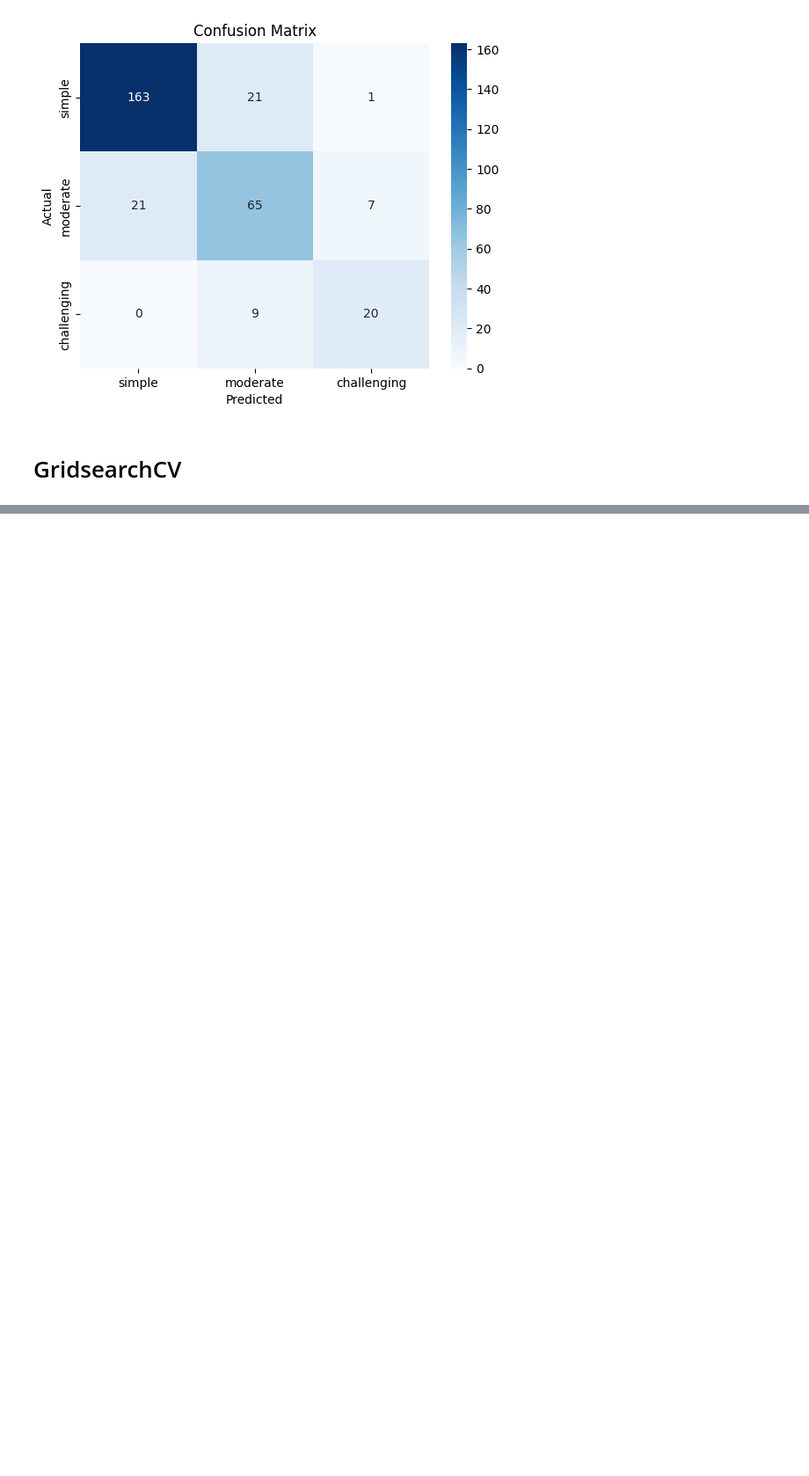
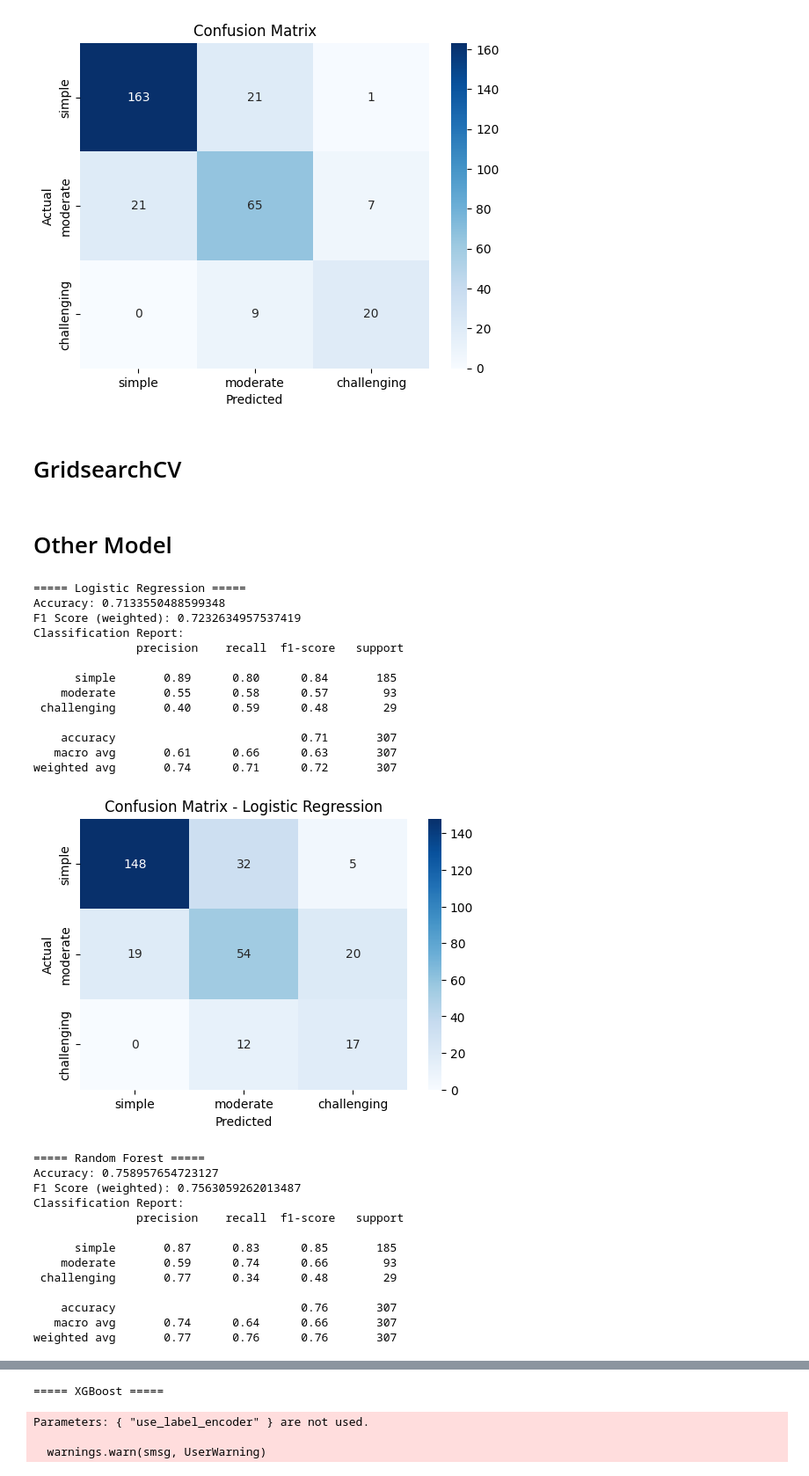
Before and after one commit to Pathipan007/chat_with_db, a Jupyter notebook: classification_model/train_model.ipynb, the cells around one changed output, grey strips where cells are left out. Shown: that part at 88% size. Cells and saved outputs as stored; diff of their text form; code cells hidden in the pictures; blank space fills up the shorter version.

Commit message:
chore: run Jupyter notebook for data preview

```diff
--- a/classification_model/train_model.ipynb
+++ b/classification_model/train_model.ipynb
@@ -62,7 +62,7 @@ def extract_sql_features(sql):
 # -----------------------
 # 2. โหลดข้อมูล JSON เข้า DataFrame
 # -----------------------
-with open('../bird/data/dev/dev_j2c2j.json', 'r', encoding='utf-8') as f:
+with open('../bird/data/dev/dev_bird_th.json', 'r', encoding='utf-8') as f:
     data = json.load(f)
 
 df = pd.DataFrame(data)[['SQL', 'question', 'difficulty']]
@@ -104,7 +104,7 @@ print(f"Encoding question with {em_model}...")
 question_train_embeddings = embedder.encode(X_train['question'].tolist(), normalize_embeddings=True)
 question_test_embeddings = embedder.encode(X_test['question'].tolist(), normalize_embeddings=True)
 
-svd = TruncatedSVD(n_components=50, random_state=42)  # ลดเหลือ 50 มิติ
+svd = TruncatedSVD(n_components=50, random_state=42)
 question_train_reduced = svd.fit_transform(question_train_embeddings)
 question_test_reduced = svd.transform(question_test_embeddings)
 
@@ -368,3 +356,65 @@ print("Test Accuracy:", accuracy_score(y_test, y_pred))
 print("Test F1 (weighted):", f1_score(y_test, y_pred, average='weighted'))
 print("Confusion Matrix:\n", confusion_matrix(y_test, y_pred))
 print("Classification Report:\n", classification_report(y_test, y_pred, target_names=['simple', 'moderate', 'challenging']))
+# %% [markdown]
+# Other Model
+# %%
+import matplotlib.pyplot as plt
+import seaborn as sns
+from sklearn.linear_model import LogisticRegression
+from sklearn.ensemble import RandomForestClassifier
+from xgboost import XGBClassifier
+from sklearn.metrics import classification_report, confusion_matrix, accuracy_score, f1_score
+
+models = {
+    "Logistic Regression": LogisticRegression(max_iter=1000, class_weight='balanced', random_state=42),
+    "Random Forest": RandomForestClassifier(n_estimators=100, max_depth=10, class_weight='balanced', random_state=42),
+    "XGBoost": XGBClassifier(n_estimators=100, max_depth=8, learning_rate=0.1, use_label_encoder=False, eval_metric='mlogloss', random_state=42)
+}
+
+labels = ['simple', 'moderate', 'challenging']
+
+for name, model in models.items():
+    print(f"\n===== {name} =====")
+    model.fit(X_train_combined, y_train)
+    y_pred = model.predict(X_test_combined)
+
+    print("Accuracy:", accuracy_score(y_test, y_pred))
+    print("F1 Score (weighted):", f1_score(y_test, y_pred, average='weighted'))
+    print("Classification Report:\n", classification_report(y_test, y_pred, target_names=labels))
+
+    cm = confusion_matrix(y_test, y_pred)
+    plt.figure(figsize=(6,4))
+    sns.heatmap(cm, annot=True, fmt='d', cmap='Blues', xticklabels=labels, yticklabels=labels)
+    plt.xlabel('Predicted')
+    plt.ylabel('Actual')
+    plt.title(f'Confusion Matrix - {name}')
+    plt.show()
+# %% [output]
+===== Logistic Regression =====
+Accuracy: 0.7133550488599348
+F1 Score (weighted): 0.7232634957537419
+Classification Report:
+               precision    recall  f1-score   support
+
+      simple       0.89      0.80      0.84       185
+    moderate       0.55      0.58      0.57        93
+ challenging       0.40      0.59      0.48        29
+
+    accuracy                           0.71       307
+   macro avg       0.61      0.66      0.63       307
+weighted avg       0.74      0.71      0.72       307
+[figure, added]
+===== Random Forest =====
+Accuracy: 0.758957654723127
+F1 Score (weighted): 0.7563059262013487
+Classification Report:
+               precision    recall  f1-score   support
+
+      simple       0.87      0.83      0.85       185
+    moderate       0.59      0.74      0.66        93
+ challenging       0.77      0.34      0.48        29
+
+    accuracy                           0.76       307
+   macro avg       0.74      0.64      0.66       307
+weighted avg       0.77      0.76      0.76       307
@@ -370,0 +422,4 @@ print("Classification Report:\n", classification_report(y_test, y_pred, target_n
+===== XGBoost =====
+Parameters: { "use_label_encoder" } are not used.
+
+  warnings.warn(smsg, UserWarning)
```
Also changed, not shown: parts of 4 cells of this notebook.
